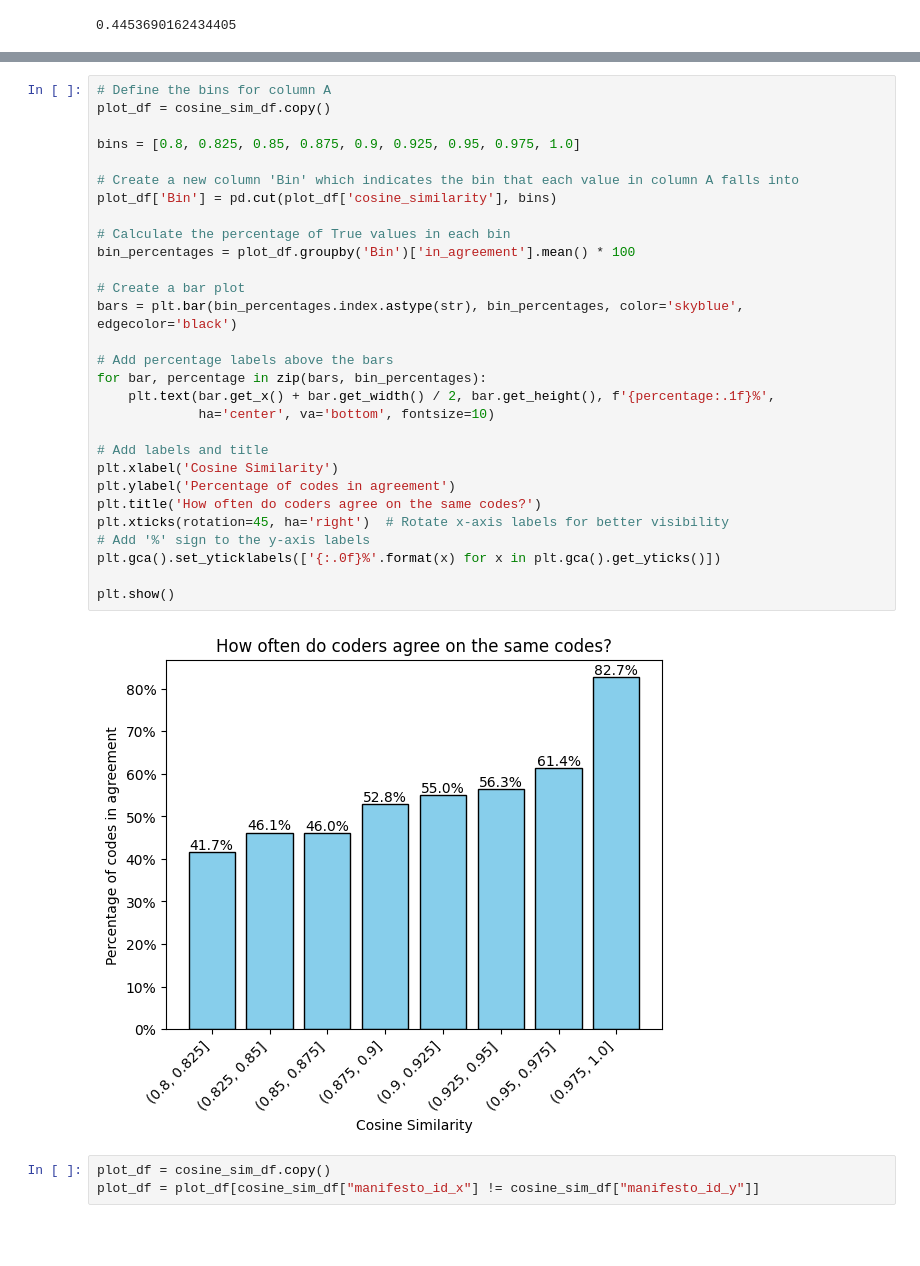
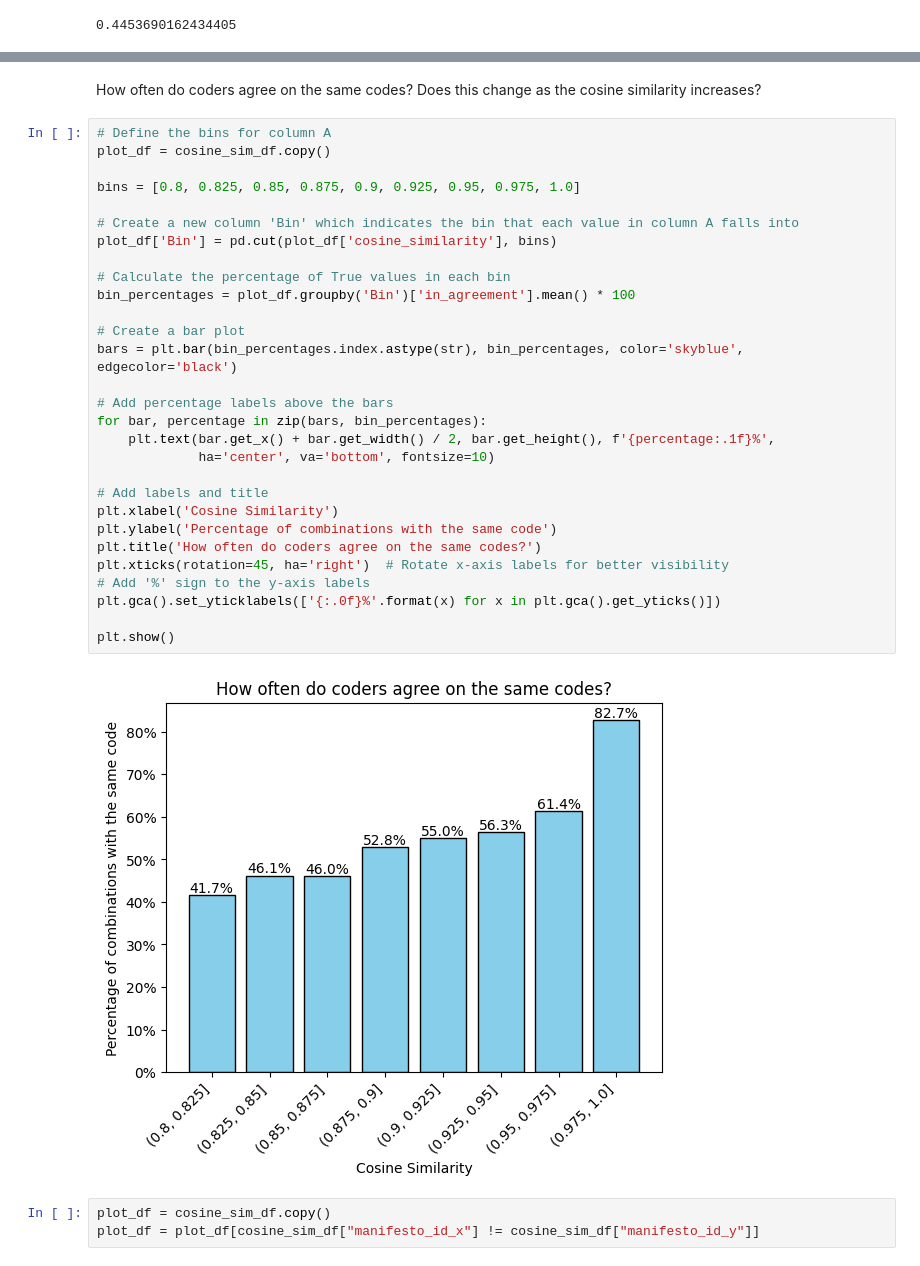
Before and after one commit to k-hanlon/ADS_manifesto_thesis, a Jupyter notebook: cosine_similarity_analysis.ipynb, the cells around one changed output, grey strips where cells are left out. Cells and saved outputs as stored; diff of their text form; blank space fills up the shorter version.

Commit message:
KH cosine sim

```diff
--- a/cosine_similarity_analysis.ipynb
+++ b/cosine_similarity_analysis.ipynb
@@ -246,34 +254,36 @@ cosine_sim_df[cosine_sim_df["cosine_similarity"] > 0.975][["q_sentence_x", "main
+# %% [markdown]
+How often do coders agree on the same codes? Does this change as the cosine similarity increases?
 # %%
 # Define the bins for column A
 plot_df = cosine_sim_df.copy()
 
 bins = [0.8, 0.825, 0.85, 0.875, 0.9, 0.925, 0.95, 0.975, 1.0]
 
 # Create a new column 'Bin' which indicates the bin that each value in column A falls into
 plot_df['Bin'] = pd.cut(plot_df['cosine_similarity'], bins)
 
 # Calculate the percentage of True values in each bin
 bin_percentages = plot_df.groupby('Bin')['in_agreement'].mean() * 100
 
 # Create a bar plot
 bars = plt.bar(bin_percentages.index.astype(str), bin_percentages, color='skyblue', edgecolor='black')
 
 # Add percentage labels above the bars
 for bar, percentage in zip(bars, bin_percentages):
     plt.text(bar.get_x() + bar.get_width() / 2, bar.get_height(), f'{percentage:.1f}%',
              ha='center', va='bottom', fontsize=10)
 
 # Add labels and title
 plt.xlabel('Cosine Similarity')
-plt.ylabel('Percentage of codes in agreement')
+plt.ylabel('Percentage of combinations with the same code')
 plt.title('How often do coders agree on the same codes?')
 plt.xticks(rotation=45, ha='right')  # Rotate x-axis labels for better visibility
 # Add '%' sign to the y-axis labels
 plt.gca().set_yticklabels(['{:.0f}%'.format(x) for x in plt.gca().get_yticks()])
 
 plt.show()
 # %% [output]
-[figure, old version]
+[figure, new version]
 # %%
 plot_df = cosine_sim_df.copy()
 plot_df = plot_df[cosine_sim_df["manifesto_id_x"] != cosine_sim_df["manifesto_id_y"]]
```
Also changed, not shown: parts of 25 cells of this notebook, 2 other files.
